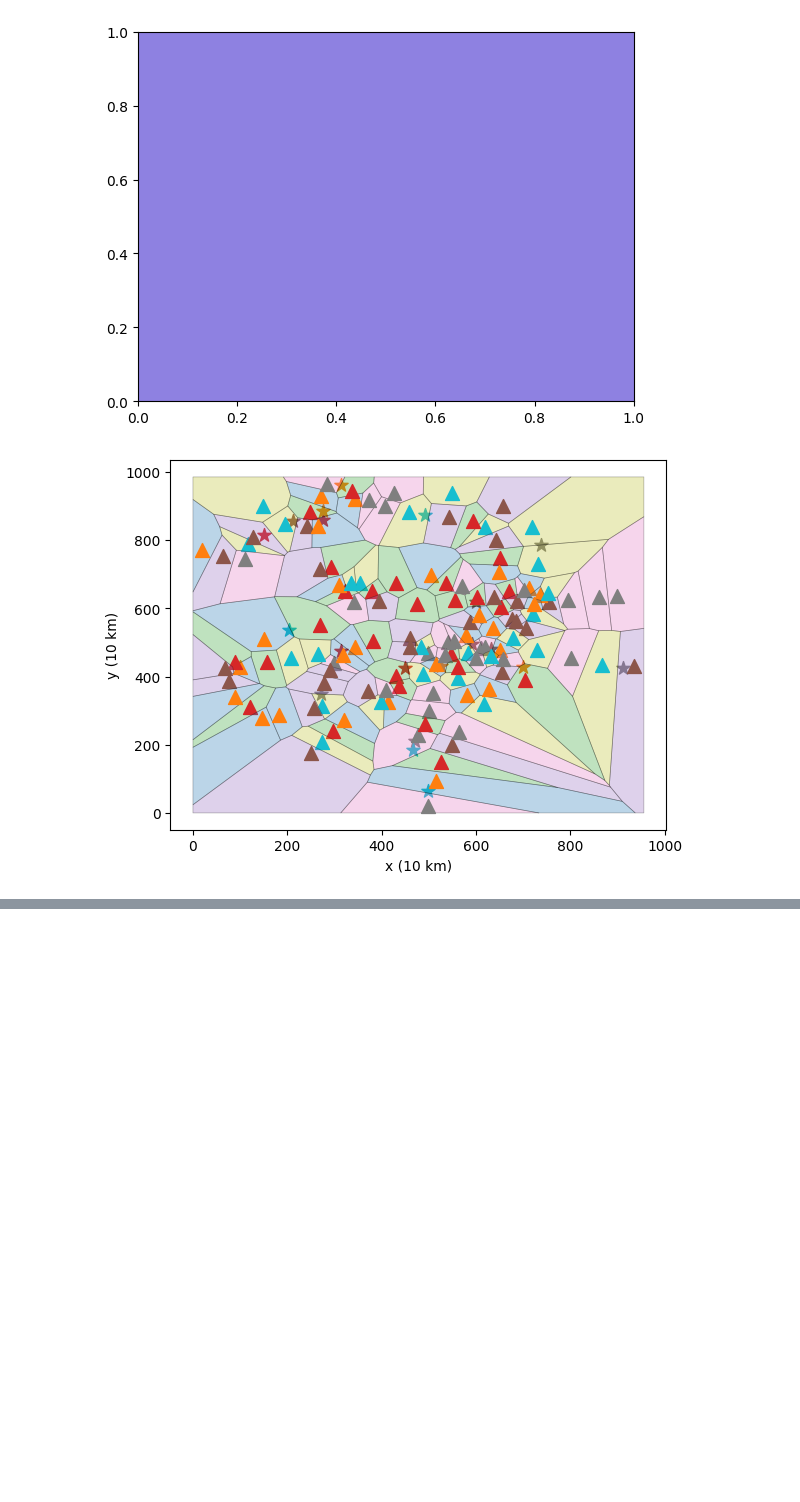
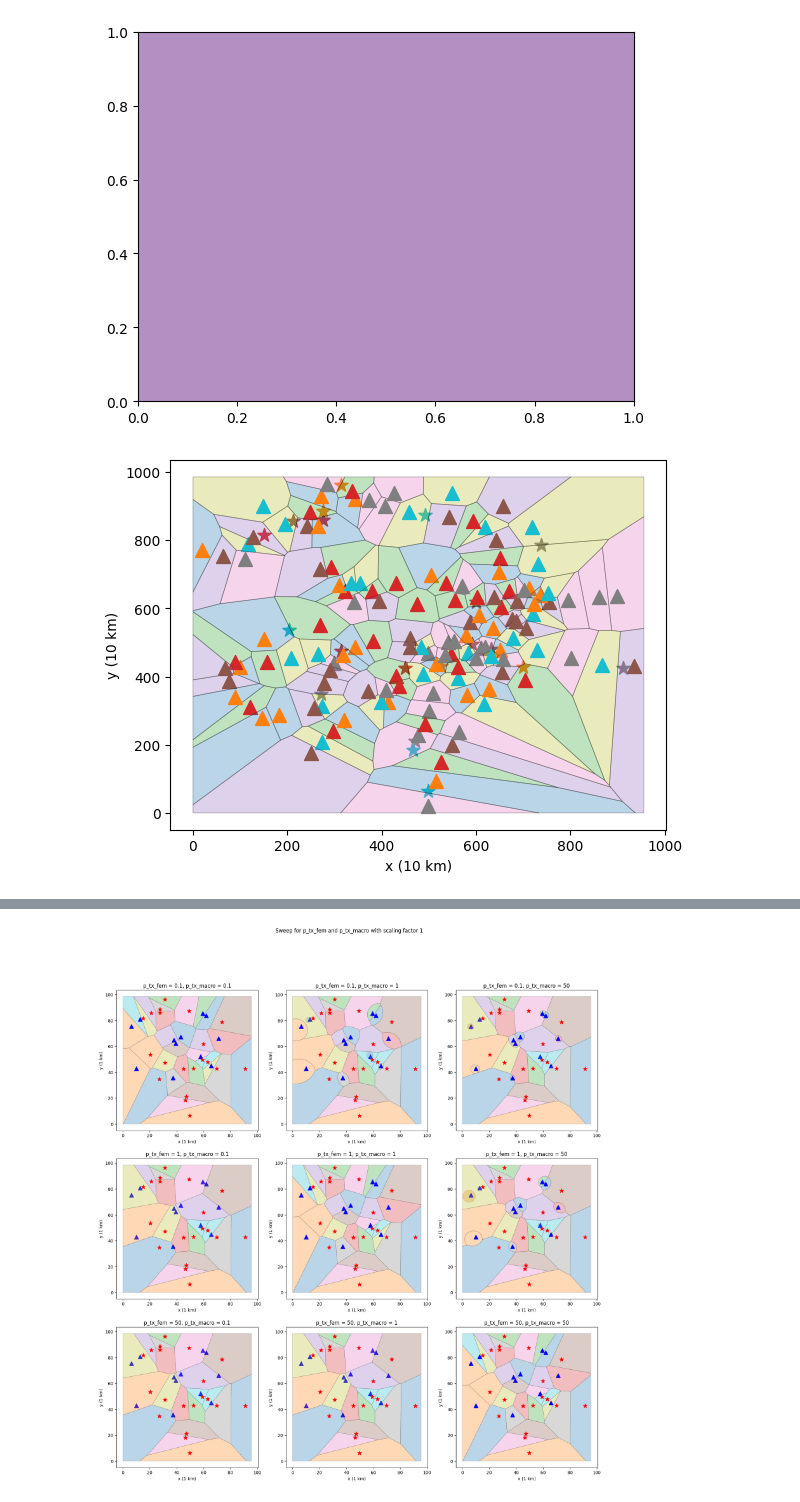
Before and after one commit to 6G-XTREME/PoF_Simulator, a Jupyter notebook: mocks/pruebas_mapa_cobertura/test_femtoceldas_en_todos_nodos.ipynb, the cells around one changed output, grey strips where cells are left out. Saved outputs shown, nothing was run; the diff lists cells and outputs as text; code cells hidden in the pictures; blank space fills up the shorter version.

Commit message:
Parameter sweep

```diff
--- a/mocks/pruebas_mapa_cobertura/test_femtoceldas_en_todos_nodos.ipynb
+++ b/mocks/pruebas_mapa_cobertura/test_femtoceldas_en_todos_nodos.ipynb
@@ -185,0 +248,80 @@ plt.show()
+# %%
+def choose_nodes_to_build_bs(graph):
+    nodes_to_build_bs = []
+    for node in graph.nodes:
+        if node.type == "HL4":
+            nodes_to_build_bs.append(node)
+        elif random.rand() < 0.1:
+            nodes_to_build_bs.append(node)
+
+    # sort them, first the HL4, then the HL5
+    nodes_to_build_bs.sort(key=lambda x: x.type == "HL4", reverse=True)
+    return nodes_to_build_bs
+
+
+def build_matrix_bs_positions(nodes_to_build_bs, polygon_bounds, scale_factor, p_tx_fem, p_tx_macro):
+    cells = []
+
+    for node in nodes_to_build_bs:
+        if node.type == "HL4":
+            # HL4 = macrocell
+            cells.append((node.pos[0] * scale_factor, node.pos[1] * scale_factor, p_tx_macro))
+        else:
+            # HL5 = femtocell
+            cells.append((node.pos[0] * scale_factor, node.pos[1] * scale_factor, p_tx_fem))
+
+    base_area = [(x * scale_factor, y * scale_factor) for x, y in polygon_bounds]
+
+    return cells, base_area
+
+
+# Generate a graph common to all sweeps. Baseline design
+nodes_to_build_bs = choose_nodes_to_build_bs(graph)
+polygon_bounds = graph.network_polygon_bounds
+alpha_loss = 4
+
+sweep_p_tx = [0.1, 1, 50] # Try each combination for both p_tx_fem and p_tx_macro. 9 combinations total.
+sweep_scaling_factor = [1, 10, 100] # Try each scaling factor. 3 combinations total.
+
+# One figure for each scale factor. Inside each figure, the sweep for p_tx_fem and p_tx_macro.
+for scale_factor in sweep_scaling_factor:
+    fig, ax = plt.subplots(len(sweep_p_tx), len(sweep_p_tx), figsize=(20, 20))
+    # fig.tight_layout()
+    fig.suptitle(f"Sweep for p_tx_fem and p_tx_macro with scaling factor {scale_factor}")
+
+    for i, p_tx_fem in enumerate(sweep_p_tx):
+        for j, p_tx_macro in enumerate(sweep_p_tx):
+            # print(f'i={i}, j={j}')
+            # Build the cells and associated nodes
+            cells, base_area = build_matrix_bs_positions(nodes_to_build_bs, polygon_bounds, scale_factor, p_tx_fem, p_tx_macro)
+            # Create the regions (estimated coverage)
+            regions = create_regions(len(cells), np.array(cells), alpha_loss, polygon_bounds=base_area)
+
+            # Plot the regions
+            for k in range(len(regions)-1, -1, -1):
+                region = regions[k]
+                if isinstance(region, Polygon):
+                    x, y = region.exterior.coords.xy
+                    ax[i, j].fill(x, y, alpha=0.3, edgecolor='black', linewidth=0.5)
+
+                node = nodes_to_build_bs[k]
+                shape = "*" if node.type == "HL4" else "^"
+                color = "red" if node.type == "HL4" else "blue"
+                ax[i, j].scatter(node.pos[0] * scale_factor, node.pos[1] * scale_factor, marker=shape, s=100, color=color)
+
+
+
+
+
+
+
+            # Plot the base stations
+            # for node in assocciated_nodes:
+                # shape = "*" if node.type == "HL4" else "^"
+                # color = "red" if node.type == "HL4" else "blue"
+                # ax[i, j].scatter(node.pos[0] * scale_factor, node.pos[1] * scale_factor, marker=shape, s=100, color=color)
+
+            ax[i, j].set_xlabel(f"x ({scale_factor} km)")
+            ax[i, j].set_ylabel(f"y ({scale_factor} km)")
+            ax[i, j].set_title(f"p_tx_fem = {p_tx_fem}, p_tx_macro = {p_tx_macro}")
+# %% [output]
@@ -185,0 +329 @@ plt.show()
+[figure, added]
```
Also changed, not shown: parts of 7 cells of this notebook, 2 other files.
